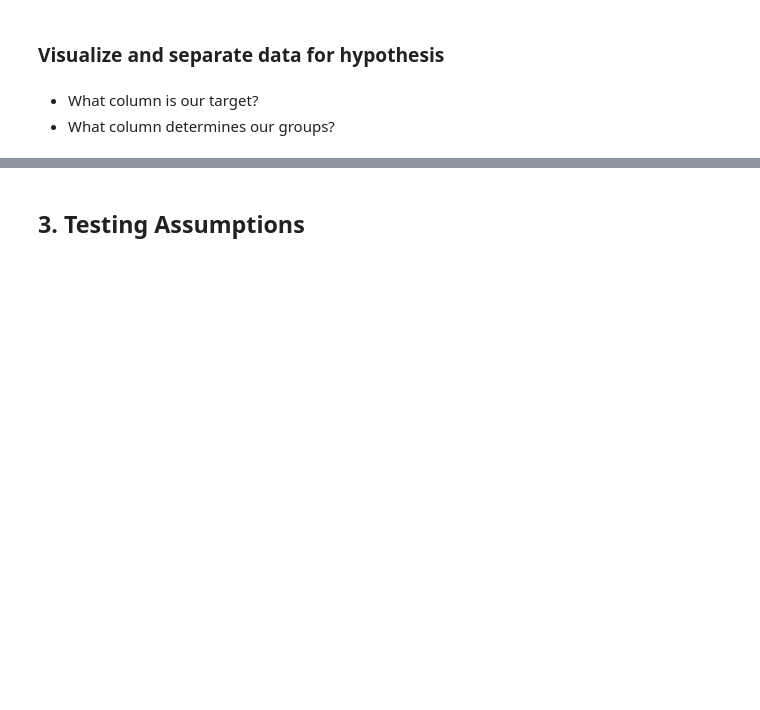
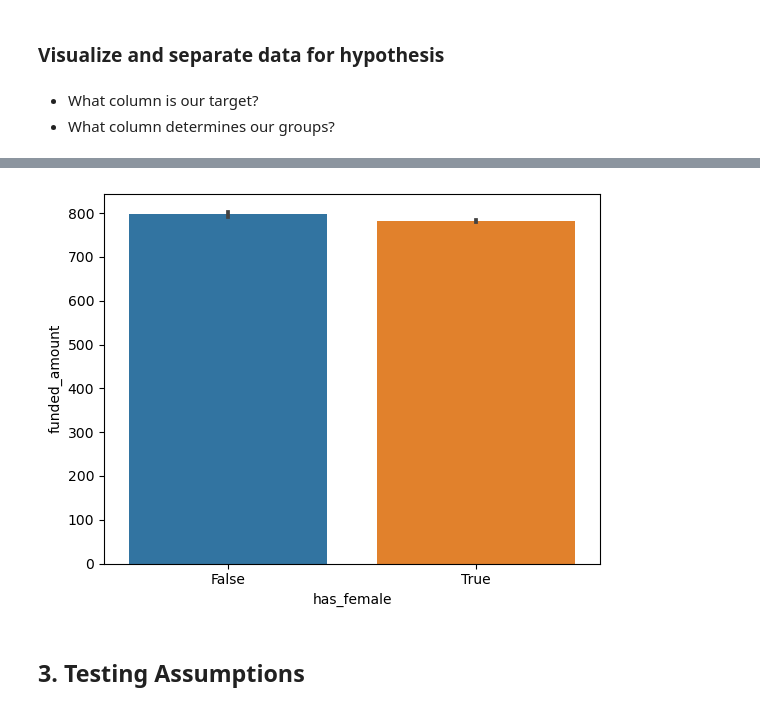
Before and after one commit to erwincarlogonzales/data-enrichment-wk15-lect02-activity, a Jupyter notebook: PreClass-Wk15-L02-Hypothesis-Testing.ipynb, the cells around one changed output, grey strips where cells are left out. Cells and saved outputs as stored; diff of their text form; code cells hidden in the pictures; blank space fills up the shorter version.

```diff
--- a/PreClass-Wk15-L02-Hypothesis-Testing.ipynb
+++ b/PreClass-Wk15-L02-Hypothesis-Testing.ipynb
@@ -67,3 +144,4 @@ df.head()
 # %%
 ## save list of columns needed for each group
-needed_cols = None
+needed_cols = ['has_female', 'funded_amount']
+df[needed_cols]
@@ -70,4 +163,4 @@ needed_cols = None
 # %%
 ## save male team in separate variable
-male_df = None
+male_df = df.loc[df['has_female'] == False, needed_cols]
 male_df
@@ -74,4 +182,4 @@ male_df
 # %%
 ## save female team in separate variables
-female_df = None
+female_df = df.loc[df['has_female'] == True, needed_cols]
 female_df
@@ -78,4 +201,4 @@ female_df
 # %%
 ## Make a df just for visualization by concat the groups
-plot_df =  None
+plot_df =  pd.concat([female_df, male_df])
 plot_df
@@ -82,5 +220,8 @@ plot_df
 # %%
 ## visualize the group means
+sns.barplot(data = plot_df, x = 'has_female', y = 'funded_amount');
+# %% [output]
+[figure, added]
 # %% [markdown]
 ## 3. Testing Assumptions
 # %% [markdown]
```
Also changed, not shown: parts of 57 cells of this notebook.
